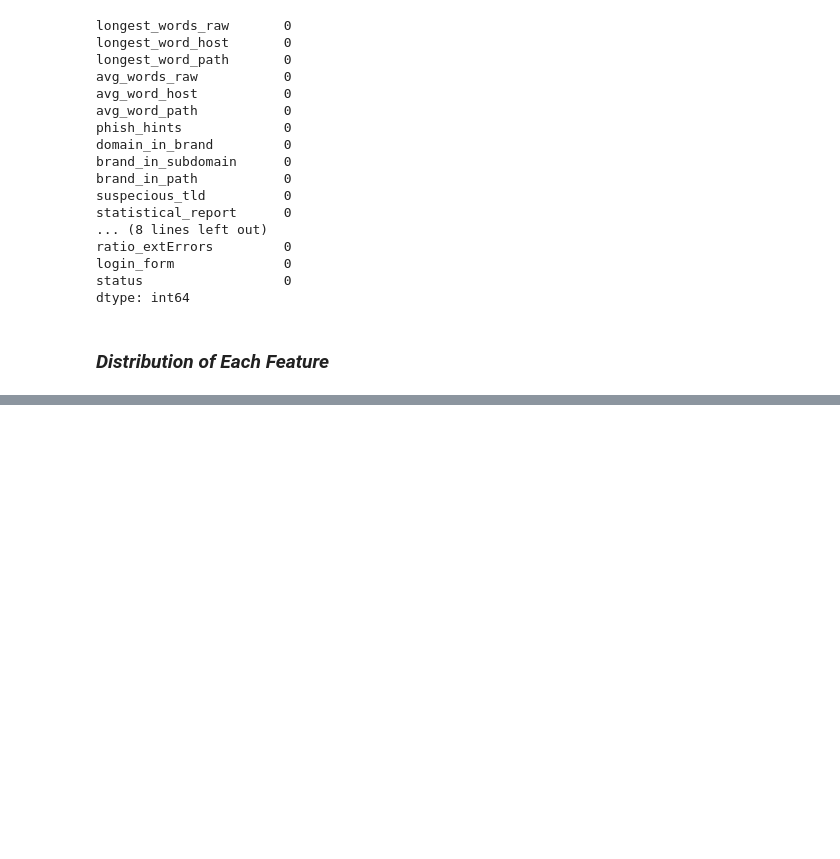
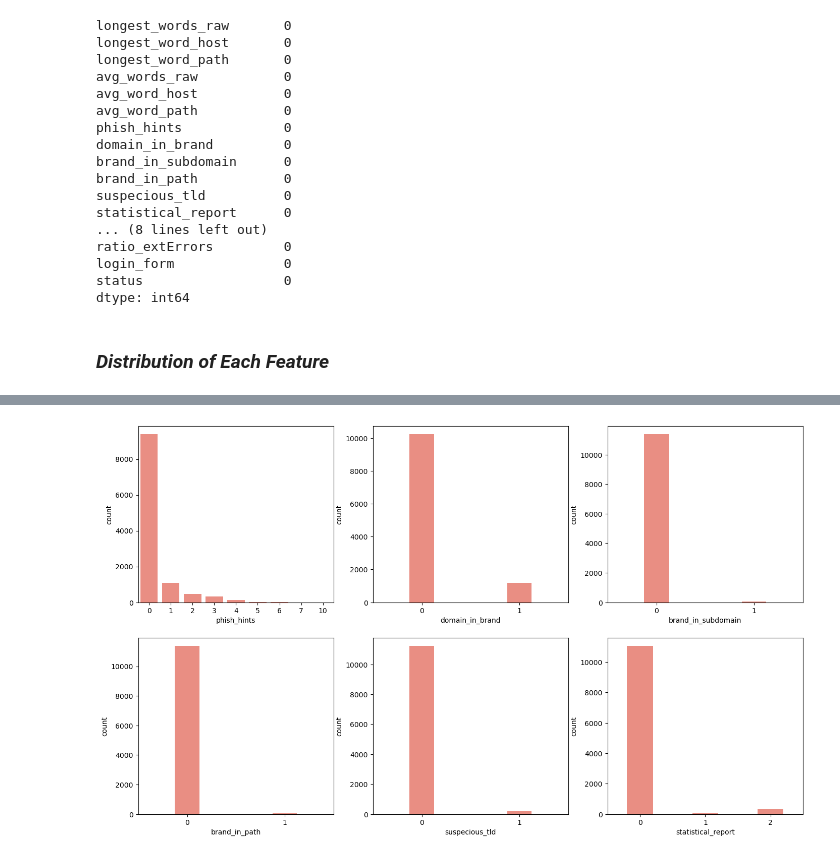
Before and after one commit to hyeniii/phishing-webpage-detection, a Jupyter notebook: eda/riu_eda.ipynb, the cells around one changed output, grey strips where cells are left out. Drawn from its saved outputs; the diff is of its cells as text; code cells hidden in the pictures; blank space fills up the shorter version.

```diff
--- a/eda/riu_eda.ipynb
+++ b/eda/riu_eda.ipynb
@@ -78,0 +93,12 @@ dtype: int64
+# %%
+#Plot features 52 - 57
+fig, axs = plt.subplots(ncols = 3, nrows = 2, figsize = (17, 10))
+sns.countplot(data = df, x = df.columns[6], ax = axs[0, 0], color = "salmon")
+sns.countplot(data = df, x = df.columns[7], ax = axs[0, 1], color = "salmon", width = 0.25)
+sns.countplot(data = df, x = df.columns[8], ax = axs[0, 2], color = "salmon", width = 0.25)
+sns.countplot(data = df, x = df.columns[9], ax = axs[1, 0], color = "salmon", width = 0.25)
+sns.countplot(data = df, x = df.columns[10], ax = axs[1, 1], color = "salmon", width = 0.25)
+sns.countplot(data = df, x = df.columns[11], ax = axs[1, 2], color = "salmon", width = 0.4)
+plt.show()
+# %% [output]
+[figure, added]
```
Also changed, not shown: parts of 6 cells of this notebook.
